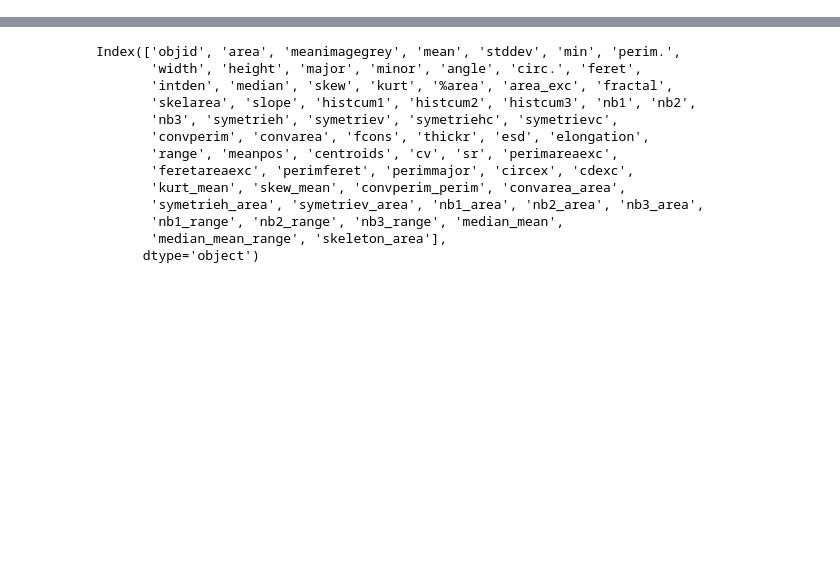
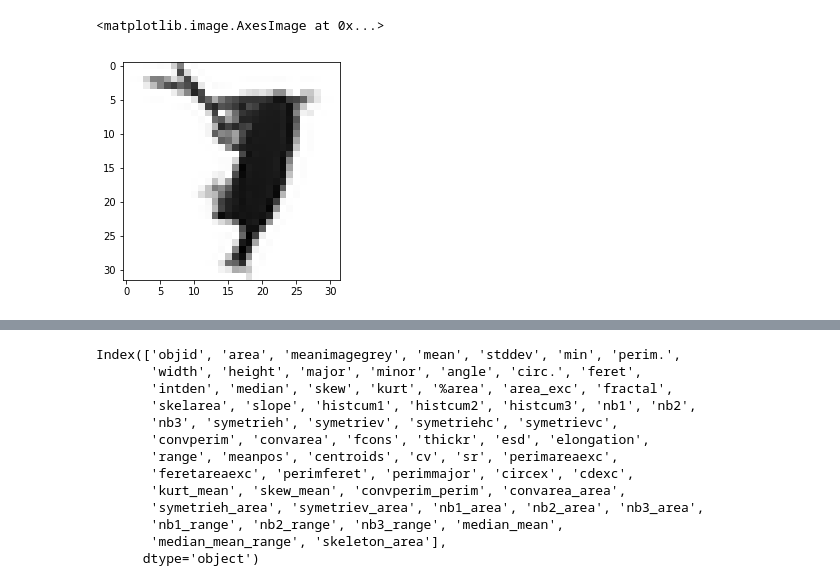
Before and after one commit to Makubu/AML, a Jupyter notebook: Chall3_Plankton/plankton_challenge.ipynb, the cells around one changed output, grey strips where cells are left out. Saved outputs shown, nothing was run; the diff lists cells and outputs as text; code cells hidden in the pictures; blank space fills up the shorter version.

```diff
--- a/Chall3_Plankton/plankton_challenge.ipynb
+++ b/Chall3_Plankton/plankton_challenge.ipynb
@@ -300,0 +142,18 @@ Index(['objid', 'area', 'convex_area', 'eccentricity', 'equivalent_diameter',
+# %%
+def reshape_plankton_image(ima):
+        width, height = ima.size
+        if width == height:
+            new_ima = ima
+        elif width > height:
+            new_ima = Image.new(ima.mode, (width, width), 255)
+            new_ima.paste(ima, (0, (width - height) // 2))
+        else:
+            new_ima = Image.new(ima.mode, (height, height), 255)
+            new_ima.paste(ima, ((height - width) // 2, 0))
+
+        return new_ima.resize((32, 32), Image.ANTIALIAS )
+
+plt.imshow(reshape_plankton_image(Image.open(img_files['imgs/32738614.jpg'])), cmap='gray')
+# %% [output]
+<matplotlib.image.AxesImage at 0x...>
+[figure, added]
```
Also changed, not shown: parts of 29 cells of this notebook, 1 other file.
